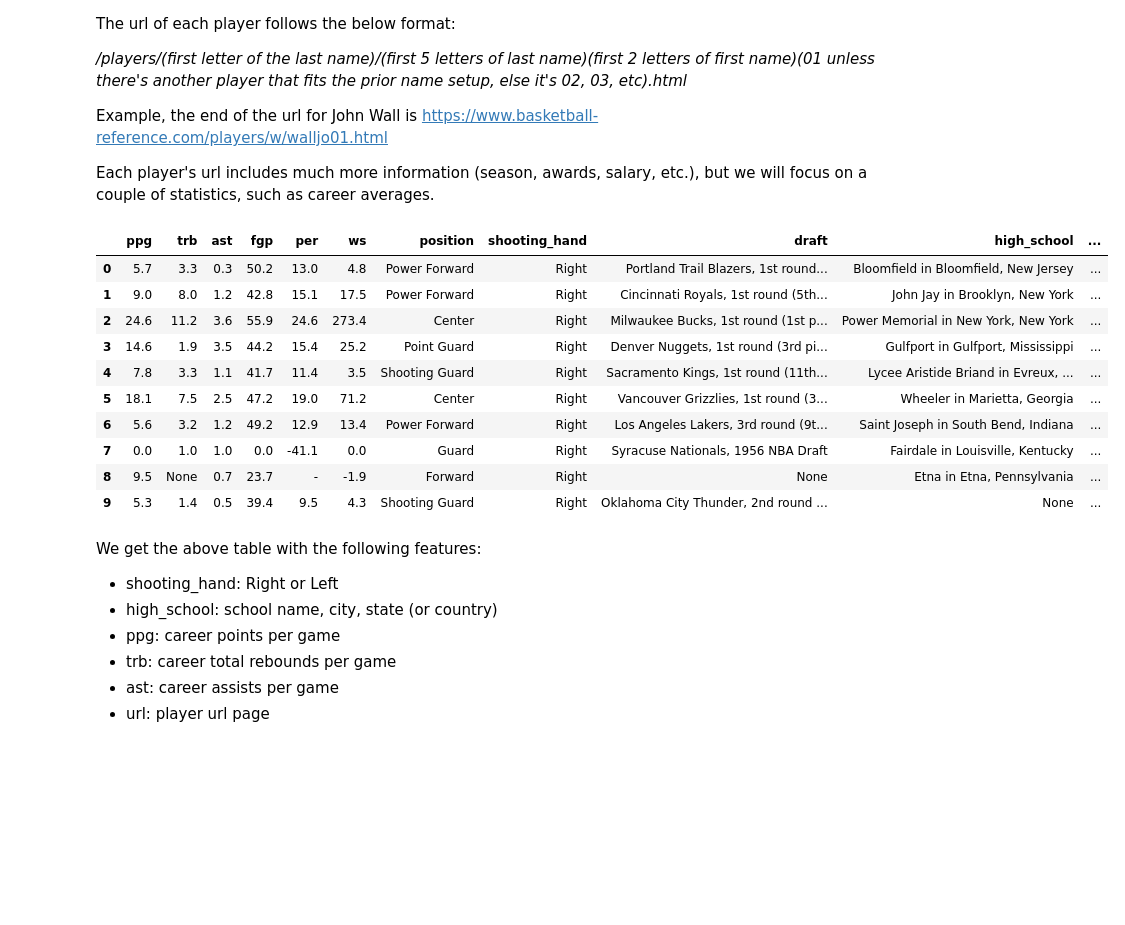
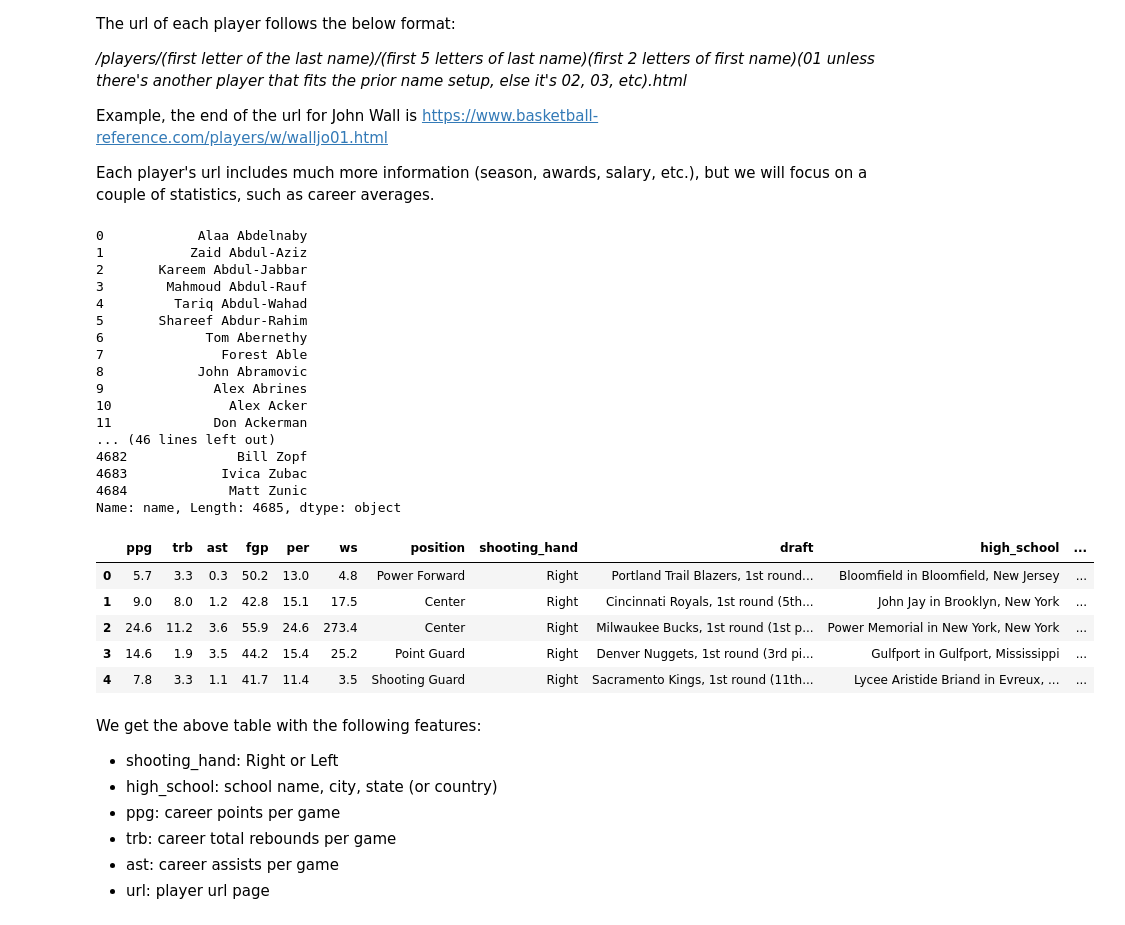
Before and after one commit to ymericson/NBA-player-info, a Jupyter notebook: web scraping and data cleaning.ipynb, the cells around one changed output. Cells and saved outputs as stored; diff of their text form; code cells hidden in the pictures; blank space fills up the shorter version.

```diff
--- a/web scraping and data cleaning.ipynb
+++ b/web scraping and data cleaning.ipynb
@@ -206,29 +206,41 @@ def player_detail_info(url):
 
     return player_entry
 # %%
-# players_details_info_list = []
-for i,url in enumerate(players_general_df.url[:10]):
+players_details_info_list = []
+for i,url in enumerate(players_general_df.url):
     try:
         players_details_info_list.append(player_detail_info(url))
     except:
         print(players_general_df['name'])
 players_detail_df = pd.DataFrame(players_details_info_list) # convert to dateframe
 players_detail_df = players_detail_df[['ppg', 'trb', 'ast', 'fgp', 'per', 'ws',
                                        'position', 'shooting_hand', 'draft',
                                        'high_school', 'hof', 'url']]
-players_detail_df.head(10) # preview
+players_detail_df.head() # preview
 # %% [output]
+0            Alaa Abdelnaby
+1           Zaid Abdul-Aziz
+2       Kareem Abdul-Jabbar
+3        Mahmoud Abdul-Rauf
+4         Tariq Abdul-Wahad
+5       Shareef Abdur-Rahim
+6             Tom Abernethy
+7               Forest Able
+8            John Abramovic
+9              Alex Abrines
+10               Alex Acker
+11             Don Ackerman
+... (46 lines left out)
+4682              Bill Zopf
+4683            Ivica Zubac
+4684             Matt Zunic
+Name: name, Length: 4685, dtype: object
 |  | ppg | trb | ast | fgp | per | ws | position | shooting_hand | draft | high_school | ... |
 | 0 | 5.7 | 3.3 | 0.3 | 50.2 | 13.0 | 4.8 | Power Forward | Right | Portland Trail Blazers, 1st round... | Bloomfield in Bloomfield, New Jersey | ... |
-| 1 | 9.0 | 8.0 | 1.2 | 42.8 | 15.1 | 17.5 | Power Forward | Right | Cincinnati Royals, 1st round (5th... | John Jay in Brooklyn, New York | ... |
+| 1 | 9.0 | 8.0 | 1.2 | 42.8 | 15.1 | 17.5 | Center | Right | Cincinnati Royals, 1st round (5th... | John Jay in Brooklyn, New York | ... |
 | 2 | 24.6 | 11.2 | 3.6 | 55.9 | 24.6 | 273.4 | Center | Right | Milwaukee Bucks, 1st round (1st p... | Power Memorial in New York, New York | ... |
 | 3 | 14.6 | 1.9 | 3.5 | 44.2 | 15.4 | 25.2 | Point Guard | Right | Denver Nuggets, 1st round (3rd pi... | Gulfport in Gulfport, Mississippi | ... |
 | 4 | 7.8 | 3.3 | 1.1 | 41.7 | 11.4 | 3.5 | Shooting Guard | Right | Sacramento Kings, 1st round (11th... | Lycee Aristide Briand in Evreux, ... | ... |
-| 5 | 18.1 | 7.5 | 2.5 | 47.2 | 19.0 | 71.2 | Center | Right | Vancouver Grizzlies, 1st round (3... | Wheeler in Marietta, Georgia | ... |
-| 6 | 5.6 | 3.2 | 1.2 | 49.2 | 12.9 | 13.4 | Power Forward | Right | Los Angeles Lakers, 3rd round (9t... | Saint Joseph in South Bend, Indiana | ... |
-| 7 | 0.0 | 1.0 | 1.0 | 0.0 | -41.1 | 0.0 | Guard | Right | Syracuse Nationals, 1956 NBA Draft | Fairdale in Louisville, Kentucky | ... |
-| 8 | 9.5 | None | 0.7 | 23.7 | - | -1.9 | Forward | Right | None | Etna in Etna, Pennsylvania | ... |
-| 9 | 5.3 | 1.4 | 0.5 | 39.4 | 9.5 | 4.3 | Shooting Guard | Right | Oklahoma City Thunder, 2nd round ... | None | ... |
 # %% [markdown]
 We get the above table with the following features:
 
```
Also changed, not shown: parts of 5 cells of this notebook.
